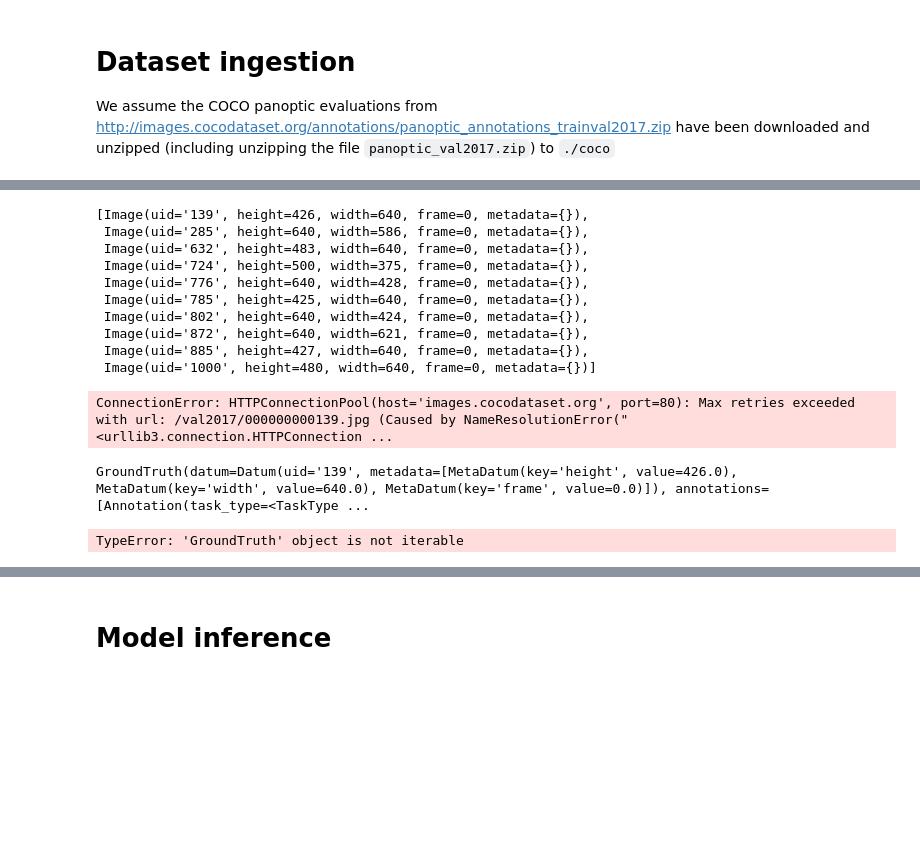
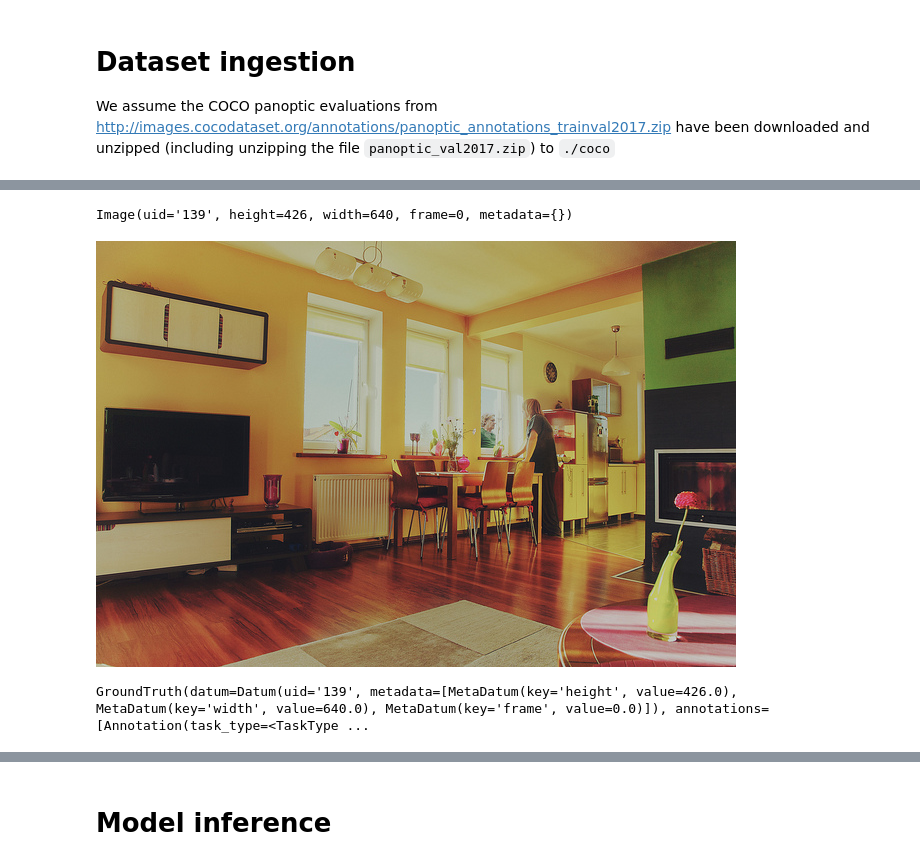
Before and after one commit to Striveworks/valor, a Jupyter notebook: sample_notebooks/coco-panoptic.ipynb, the cells around one changed output, grey strips where cells are left out. Drawn from its saved outputs; the diff is of its cells as text; code cells hidden in the pictures; blank space fills up the shorter version.

```diff
--- a/sample_notebooks/coco-panoptic.ipynb
+++ b/sample_notebooks/coco-panoptic.ipynb
@@ -64,20 +65,12 @@ dataset.get_datums()
 # %%
-dataset.get_images()
+images = sorted(dataset.get_images(), key=lambda x: int(x.uid))
+print(images[0])
 # %% [output]
-[Image(uid='139', height=426, width=640, frame=0, metadata={}),
- Image(uid='285', height=640, width=586, frame=0, metadata={}),
- Image(uid='632', height=483, width=640, frame=0, metadata={}),
- Image(uid='724', height=500, width=375, frame=0, metadata={}),
- Image(uid='776', height=640, width=428, frame=0, metadata={}),
- Image(uid='785', height=425, width=640, frame=0, metadata={}),
- Image(uid='802', height=640, width=424, frame=0, metadata={}),
- Image(uid='872', height=640, width=621, frame=0, metadata={}),
- Image(uid='885', height=427, width=640, frame=0, metadata={}),
- Image(uid='1000', height=480, width=640, frame=0, metadata={})]
+Image(uid='139', height=426, width=640, frame=0, metadata={})
 # %%
-download_image(dataset.get_images()[0])
+download_image(images[0])
 # %% [output]
-ConnectionError: HTTPConnectionPool(host='images.cocodataset.org', port=80): Max retries exceeded with url: /val2017/000000000139.jpg (Caused by NameResolutionError("<urllib3.connection.HTTPConnection ...
+[figure, added]
 # %%
 gts = dataset.get_groundtruth("139")
 # %%
@@ -85,8 +78,10 @@ gts
 # %% [output]
 GroundTruth(datum=Datum(uid='139', metadata=[MetaDatum(key='height', value=426.0), MetaDatum(key='width', value=640.0), MetaDatum(key='frame', value=0.0)]), annotations=[Annotation(task_type=<TaskType ...
 # %%
-instance_mask, instance_legend = combined_segmentation_mask(instance_segs, label_key="name")
+instance_mask, instance_legend = combined_segmentation_mask(
+    [gts],
+    label_key="name",
+    task_type=enums.TaskType.INSTANCE_SEGMENTATION,
+)
-# %% [output]
-TypeError: 'GroundTruth' object is not iterable
 # %%
 instance_mask
```
Also changed, not shown: parts of 18 cells of this notebook, 7 other files.
